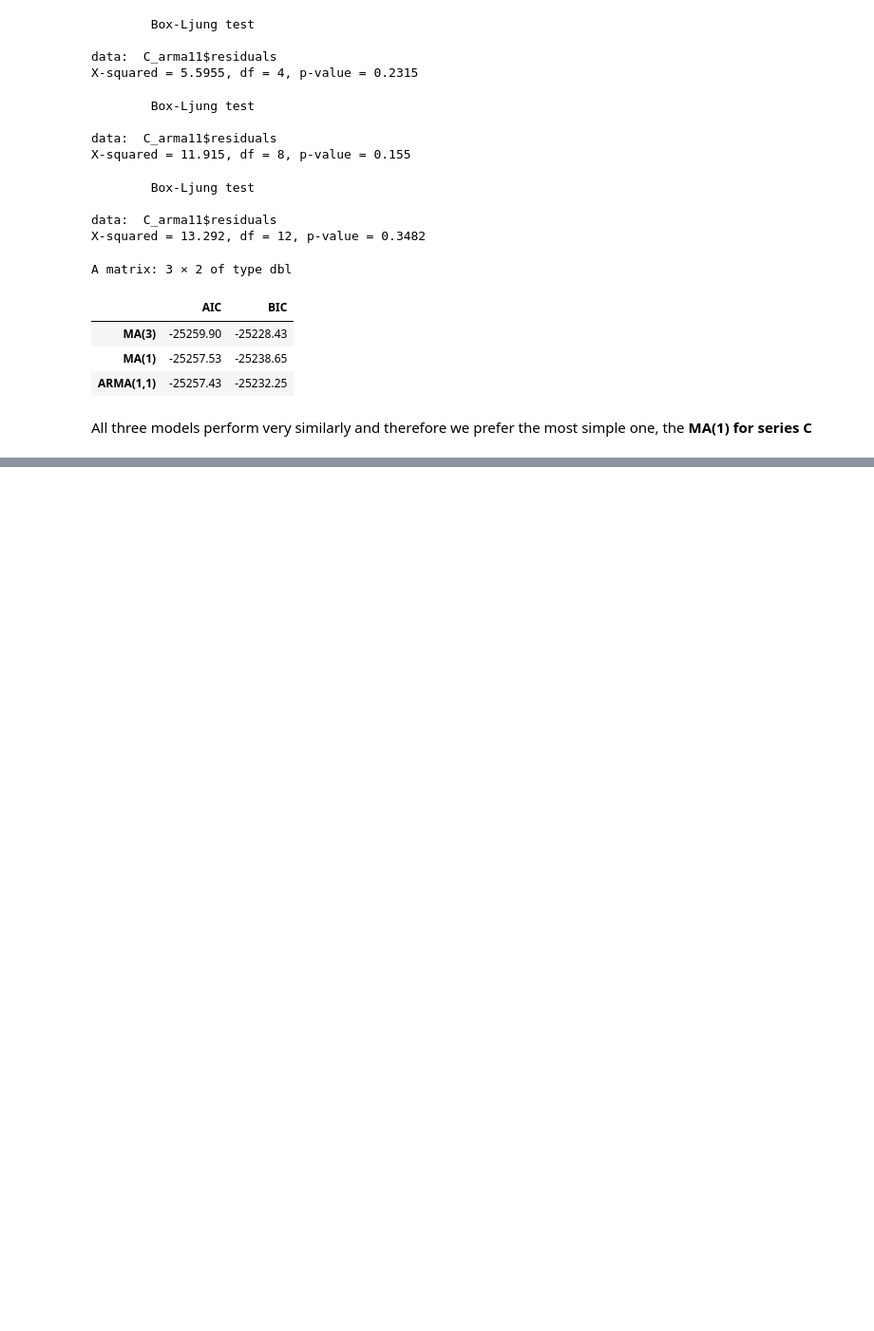
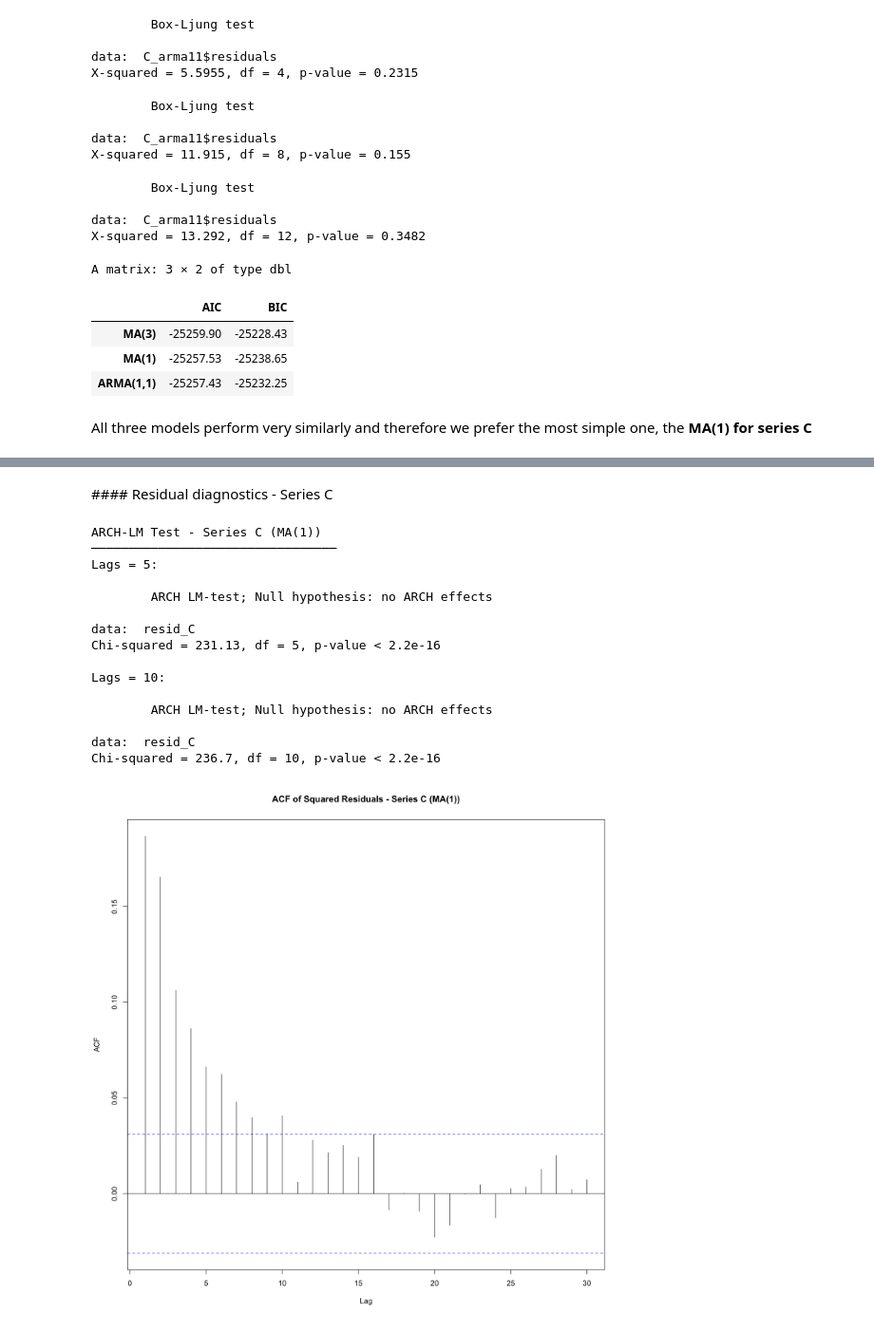
Before and after one commit to ahojdobryden/FiCox, a Jupyter notebook: HA2/HW2.ipynb, the cells around one changed output, grey strips where cells are left out. Shown at 95% size. Drawn from its saved outputs; the diff is of its cells as text; code cells hidden in the pictures; blank space fills up the shorter version.

```diff
--- a/HA2/HW2.ipynb
+++ b/HA2/HW2.ipynb
@@ -682,0 +739,39 @@ All three models perform very similarly and therefore we prefer the most simple
+# %% [markdown]
+#### Residual diagnostics - Series C
+# %%
+# Extract residuals from the MA(1) model
+resid_C <- residuals(C_ma1)
+
+# ACF of squared residuals
+par(mfrow = c(1, 1))
+Acf(resid_C^2,
+    main = "ACF of Squared Residuals - Series C (MA(1))",
+    lag.max = 30)
+
+# Test for conditional heteroskedasticity (ARCH-LM test)
+arch_test_C_5  <- ArchTest(resid_C, lags = 5)
+arch_test_C_10 <- ArchTest(resid_C, lags = 10)
+
+cat("ARCH-LM Test - Series C (MA(1))\n")
+cat("─────────────────────────────────\n")
+cat("Lags = 5:\n")
+print(arch_test_C_5)
+cat("Lags = 10:\n")
+print(arch_test_C_10)
+# %% [output]
+ARCH-LM Test - Series C (MA(1))
+─────────────────────────────────
+Lags = 5:
+
+        ARCH LM-test; Null hypothesis: no ARCH effects
+
+data:  resid_C
+Chi-squared = 231.13, df = 5, p-value < 2.2e-16
+
+Lags = 10:
+
+        ARCH LM-test; Null hypothesis: no ARCH effects
+
+data:  resid_C
+Chi-squared = 236.7, df = 10, p-value < 2.2e-16
+[figure, added]
```
Also changed, not shown: parts of 24 cells of this notebook.
